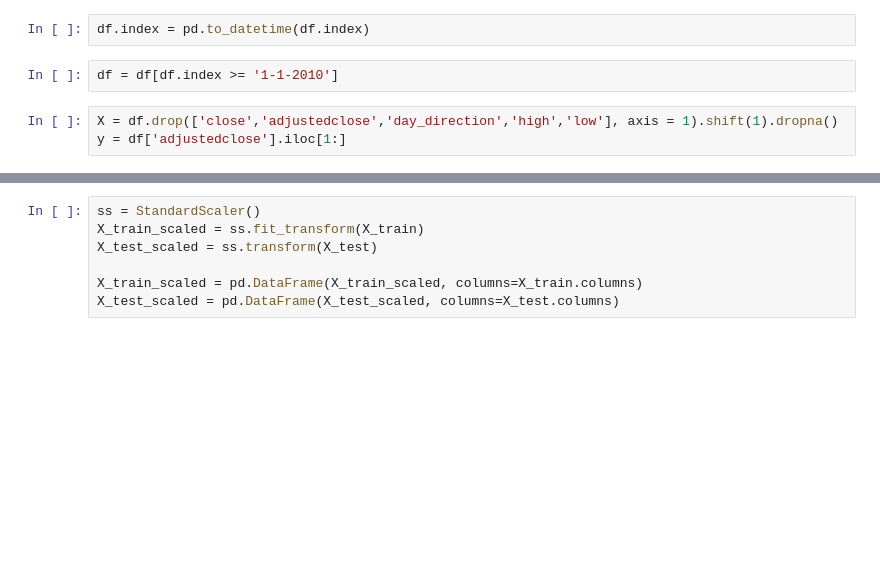
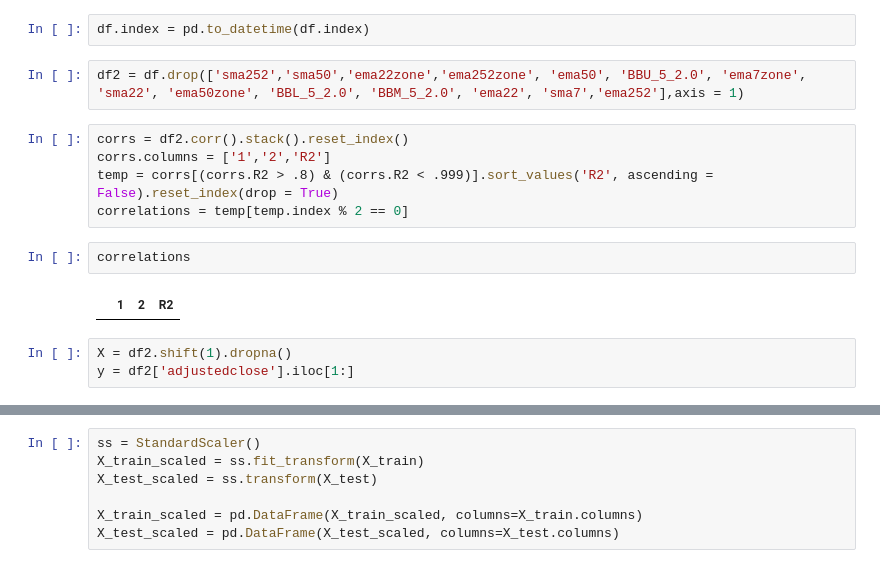
Before and after one commit to tjbray20/Market_Machine_Learning, a Jupyter notebook: LinearRegression.ipynb, the cells around one changed output, grey strips where cells are left out. Cells and saved outputs as stored; diff of their text form; blank space fills up the shorter version.

```diff
--- a/LinearRegression.ipynb
+++ b/LinearRegression.ipynb
@@ -27,11 +27,20 @@ df = pd.read_csv('APPL_formatted.csv', index_col = 0)
 df.dropna(inplace = True)
 # %%
 df.index = pd.to_datetime(df.index)
-# %%
-df = df[df.index >= '1-1-2010']
+# %%
+df2 = df.drop(['sma252','sma50','ema22zone','ema252zone', 'ema50', 'BBU_5_2.0', 'ema7zone', 'sma22', 'ema50zone', 'BBL_5_2.0', 'BBM_5_2.0', 'ema22', 'sma7','ema252'],axis = 1)
+# %%
+corrs = df2.corr().stack().reset_index()
+corrs.columns = ['1','2','R2']
+temp = corrs[(corrs.R2 > .8) & (corrs.R2 < .999)].sort_values('R2', ascending = False).reset_index(drop = True)
+correlations = temp[temp.index % 2 == 0]
+# %%
+correlations
+# %% [output]
+|  | 1 | 2 | R2 |
 # %%
-X = df.drop(['close','adjustedclose','day_direction','high','low'], axis = 1).shift(1).dropna()
-y = df['adjustedclose'].iloc[1:]
+X = df2.shift(1).dropna()
+y = df2['adjustedclose'].iloc[1:]
 # %%
 X_train, X_test, y_train, y_test = train_test_split(X, y, test_size = .2, random_state = 42)
 
```
Also changed, not shown: parts of 9 cells of this notebook, 10 other files.
